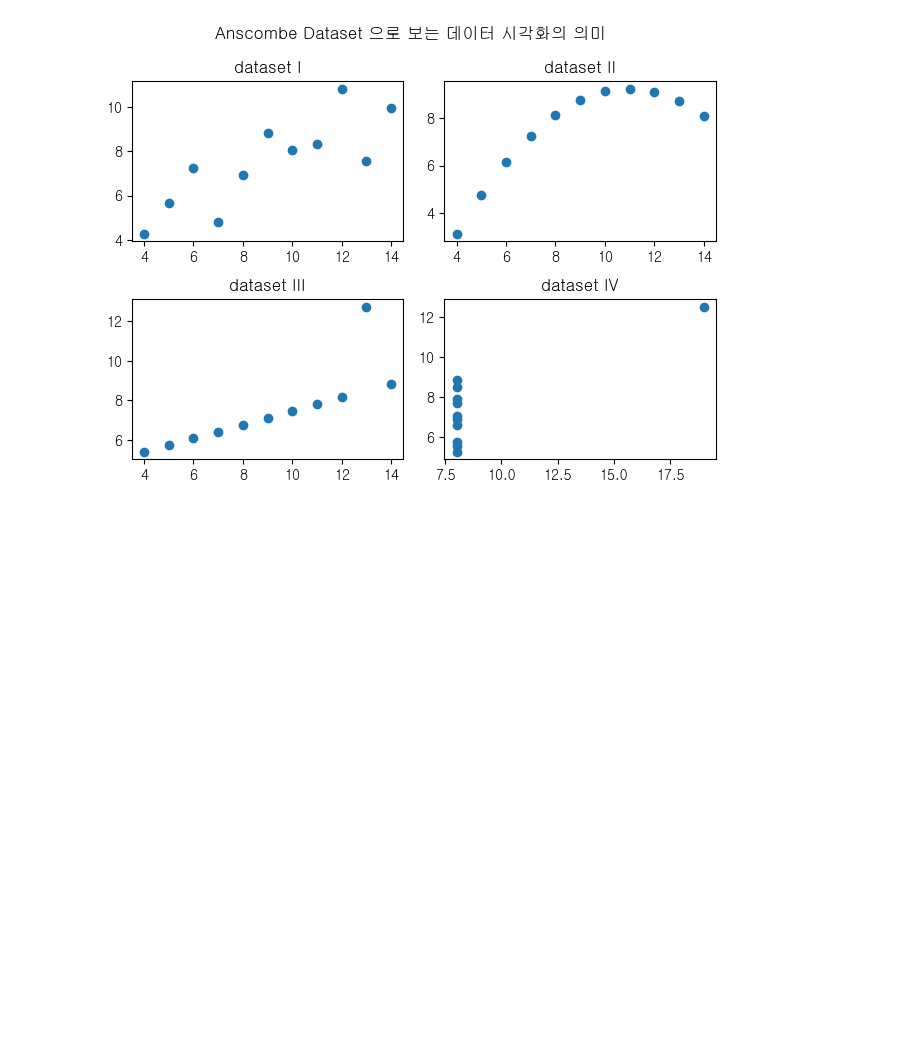
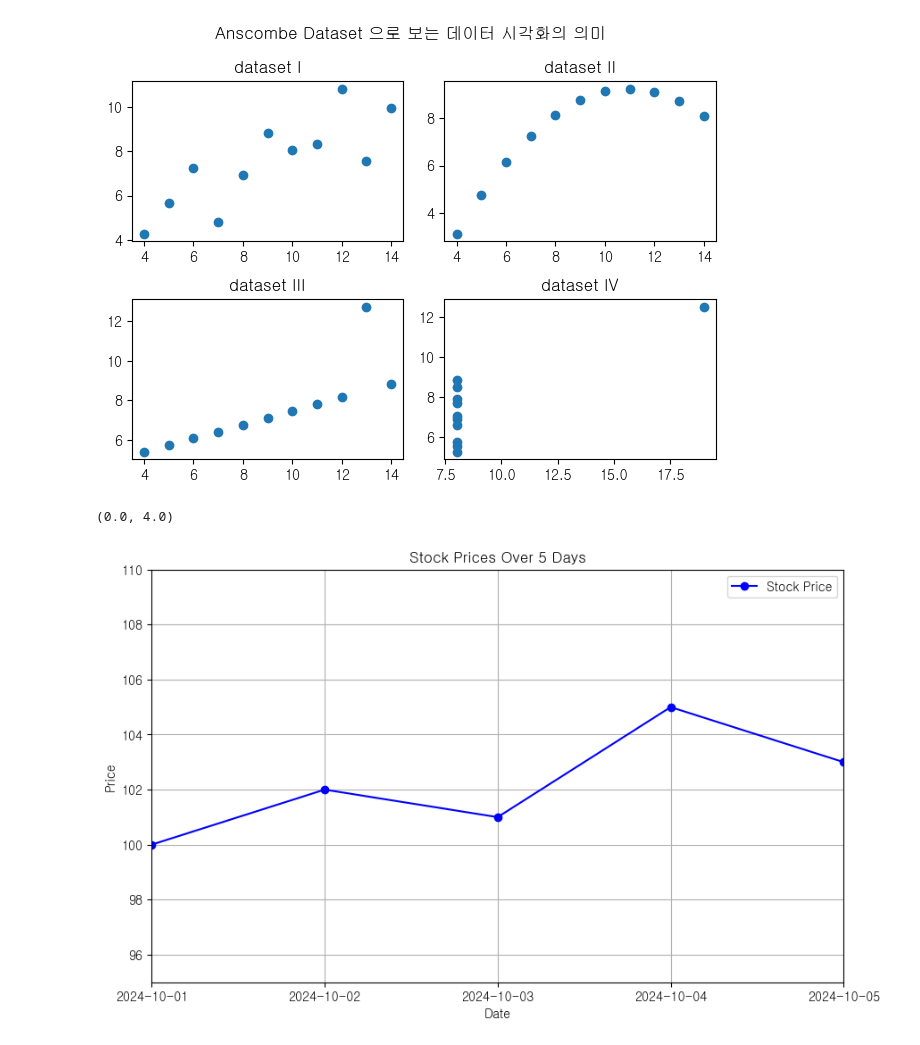
Before and after one commit to dhrhee96/hipython, a Jupyter notebook: 43.시각화.ipynb, the cells around one changed output. Drawn from its saved outputs; the diff is of its cells as text; code cells hidden in the pictures; blank space fills up the shorter version.

```diff
--- a/43.시각화.ipynb
+++ b/43.시각화.ipynb
@@ -97,3 +97,20 @@ fig.set_tight_layout(True)
 plt.show()
 # %% [output]
 [figure]
+# %%
+dates = ['2024-10-01', '2024-10-02', '2024-10-03', '2024-10-04', '2024-10-05']
+prices = [100, 102, 101, 105, 103]
+
+# 단일 그래프 설정 (빨간색 테두리 영역)
+plt.figure(figsize=(10, 6))
+plt.title("Stock Prices Over 5 Days")
+plt.xlabel("Date")
+plt.ylabel("Price")
+plt.plot(dates, prices, marker='o', label='Stock Price', color='blue')
+plt.legend()
+plt.grid()
+plt.ylim(95, 110)
+plt.xlim(0, 4)
+# %% [output]
+(0.0, 4.0)
+[figure, added]
```
Also changed, not shown: parts of 2 cells of this notebook.
